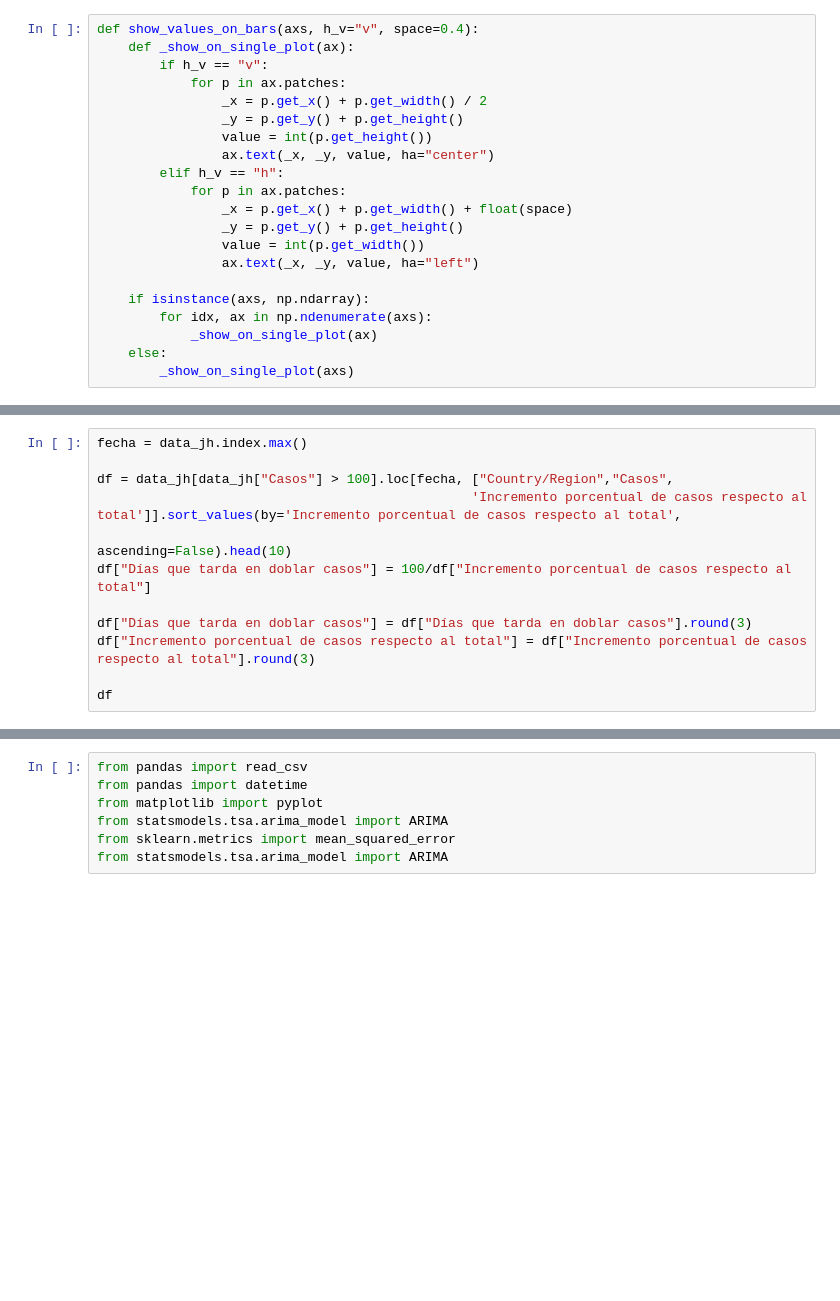
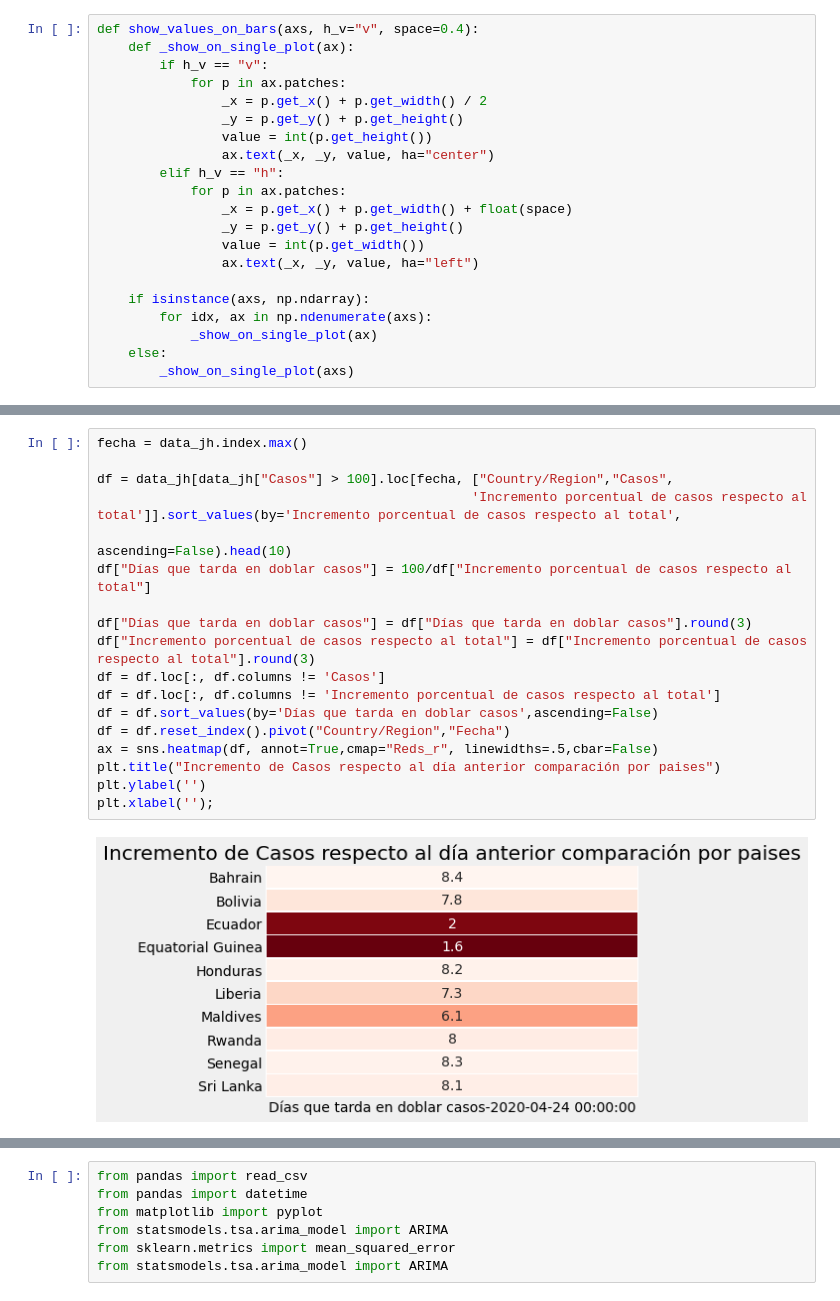
Before and after one commit to guille-arguello/covid19_spain, a Jupyter notebook: COVID-19 Spain daily analysis.ipynb, the cells around one changed output, grey strips where cells are left out. Drawn from its saved outputs; the diff is of its cells as text; blank space fills up the shorter version.

```diff
--- a/COVID-19 Spain daily analysis.ipynb
+++ b/COVID-19 Spain daily analysis.ipynb
@@ -540,12 +614,20 @@ df
 # %%
 fecha = data_jh.index.max()
 
 df = data_jh[data_jh["Casos"] > 100].loc[fecha, ["Country/Region","Casos",
                                                 'Incremento porcentual de casos respecto al total']].sort_values(by='Incremento porcentual de casos respecto al total',
                                                                                                                       ascending=False).head(10)
 df["Días que tarda en doblar casos"] = 100/df["Incremento porcentual de casos respecto al total"]
 
 df["Días que tarda en doblar casos"] = df["Días que tarda en doblar casos"].round(3)
 df["Incremento porcentual de casos respecto al total"] = df["Incremento porcentual de casos respecto al total"].round(3)
-
-df
+df = df.loc[:, df.columns != 'Casos']
+df = df.loc[:, df.columns != 'Incremento porcentual de casos respecto al total']
+df = df.sort_values(by='Días que tarda en doblar casos',ascending=False)
+df = df.reset_index().pivot("Country/Region","Fecha")
+ax = sns.heatmap(df, annot=True,cmap="Reds_r", linewidths=.5,cbar=False)
+plt.title("Incremento de Casos respecto al día anterior comparación por paises")
+plt.ylabel('')
+plt.xlabel('');
+# %% [output]
+[figure, added]
```
Also changed, not shown: parts of 35 cells of this notebook, 7 other files.
